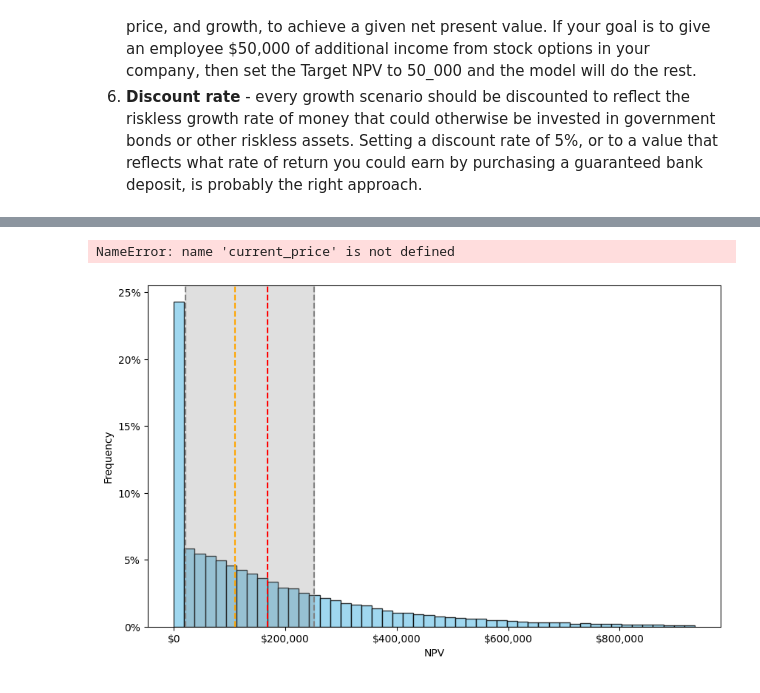
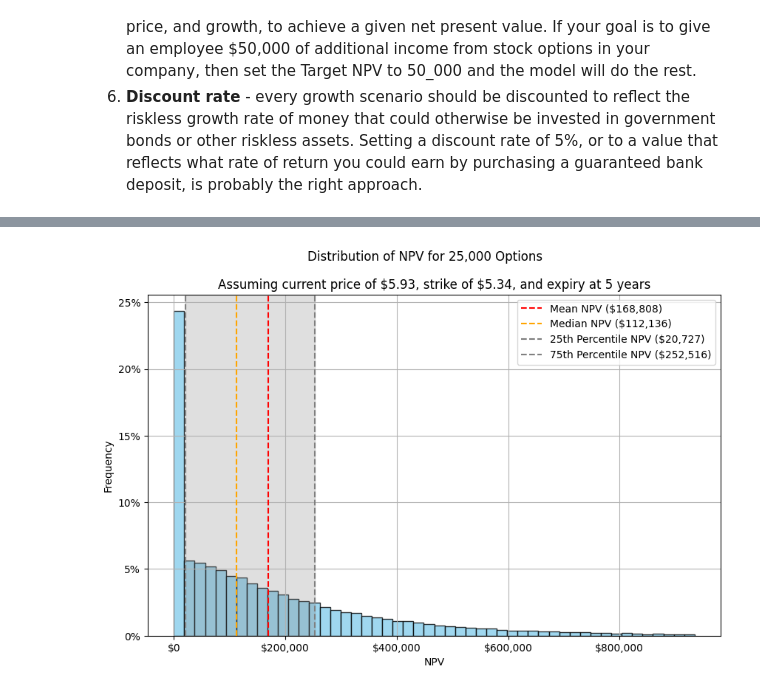
Before and after one commit to ttulttul/startup-tools, a Jupyter notebook: notebooks/option-npv-calculator.ipynb, the cells around one changed output, grey strips where cells are left out. Drawn from its saved outputs; the diff is of its cells as text; code cells hidden in the pictures.

```diff
--- a/notebooks/option-npv-calculator.ipynb
+++ b/notebooks/option-npv-calculator.ipynb
@@ -201,41 +201,39 @@ def stock_option_npv_distribution(num_options, current_price, strike_price, grow
 
 # Set the parameters
 num_options = grant_size
-num_years = YEARS
 
 # Calculate the NPVs for each simulation
 npvs = stock_option_npv_distribution(num_options, SHARE_PRICE, STRIKE_PRICE, GROWTH_IQR, GROWTH_LIMITS)
 
 npv_mean = np.mean(npvs)
 npv_median = np.median(npvs)
 npv_25th = np.quantile(npvs, 0.25)
 npv_75th = np.quantile(npvs, 0.75)
 
 count = len(npvs)
 
 # Plot the histogram of NPVs
 plt.figure(figsize=(10, 6))
 plt.hist(npvs, bins=50, alpha=0.8, color='skyblue', edgecolor='black')
 plt.axvline(npv_mean, color='red', linestyle='--', label=f'Mean NPV (${npv_mean:,.0f})')
 plt.axvline(npv_median, color='orange', linestyle='--', label=f'Median NPV (${npv_median:,.0f})')
 plt.axvline(npv_25th, color='grey', linestyle='--', label=f'25th Percentile NPV (${npv_25th:,.0f})')
 plt.axvline(npv_75th, color='grey', linestyle='--', label=f'75th Percentile NPV (${npv_75th:,.0f})')
 plt.axvspan(npv_25th, npv_75th, color='grey', alpha=0.25)
 
 plt.gca().xaxis.set_major_formatter(lambda x,pos: f"${x:,.0f}")
 plt.gca().yaxis.set_major_formatter(lambda x,pos: f"{100*x/count:,.0f}%")
 
 
 plt.xlabel('NPV')
 plt.ylabel('Frequency')
-plt.title(f'Assuming current price of \${current_price:,.2f}, strike of \${strike_price:,.2f}, and expiry at {num_years:,.0f} years')
+plt.title(f'Assuming current price of \${SHARE_PRICE:,.2f}, strike of \${STRIKE_PRICE:,.2f}, and expiry at {YEARS:,.0f} years')
 plt.suptitle(f'Distribution of NPV for {num_options:,.0f} Options')
 plt.legend()
 plt.grid(True)
 plt.show()
 # %% [output]
-NameError: name 'current_price' is not defined
-[figure, old version]
+[figure, new version]
 # %%
 # Plot the distribution
 distribution = iqr_distribution(GROWTH_IQR[0], GROWTH_IQR[1], GROWTH_LIMITS[0], GROWTH_LIMITS[1], size=100000)
```
Also changed, not shown: parts of 3 cells of this notebook.
